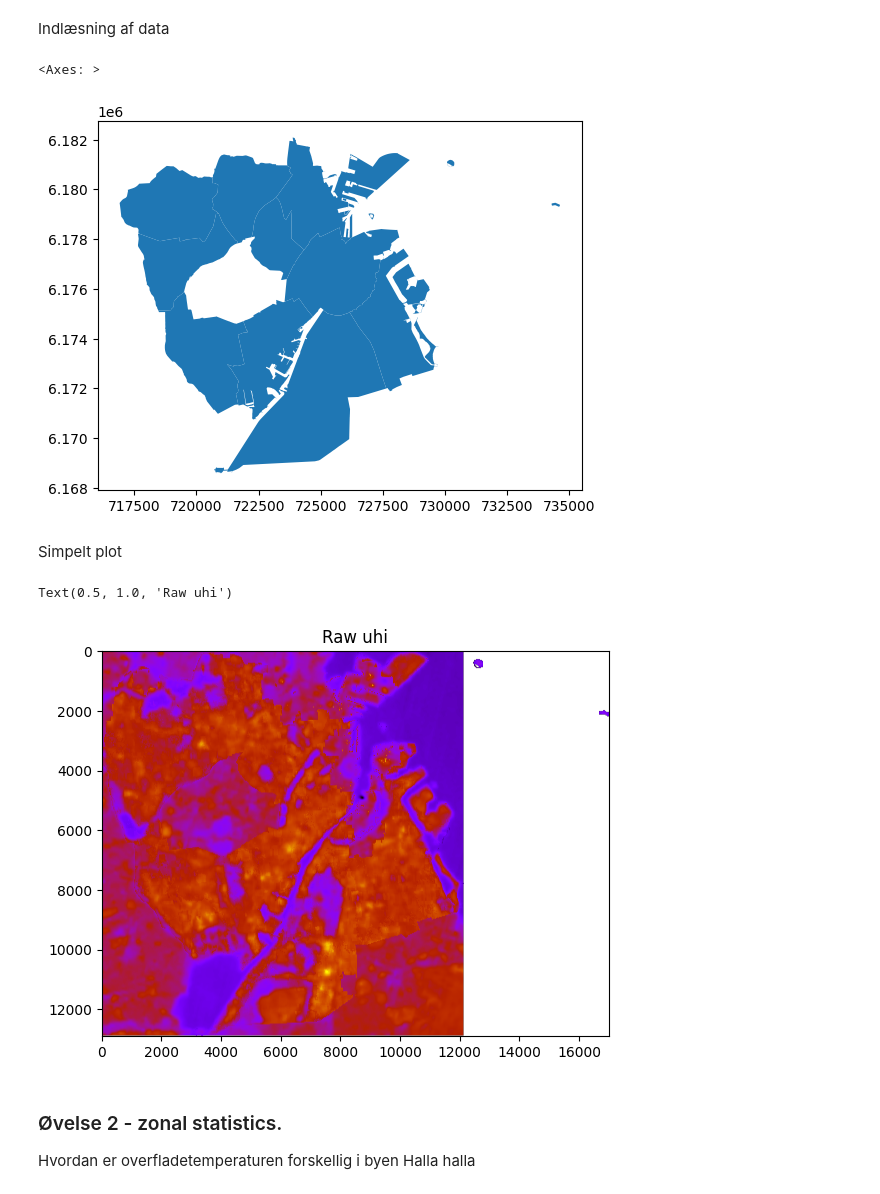
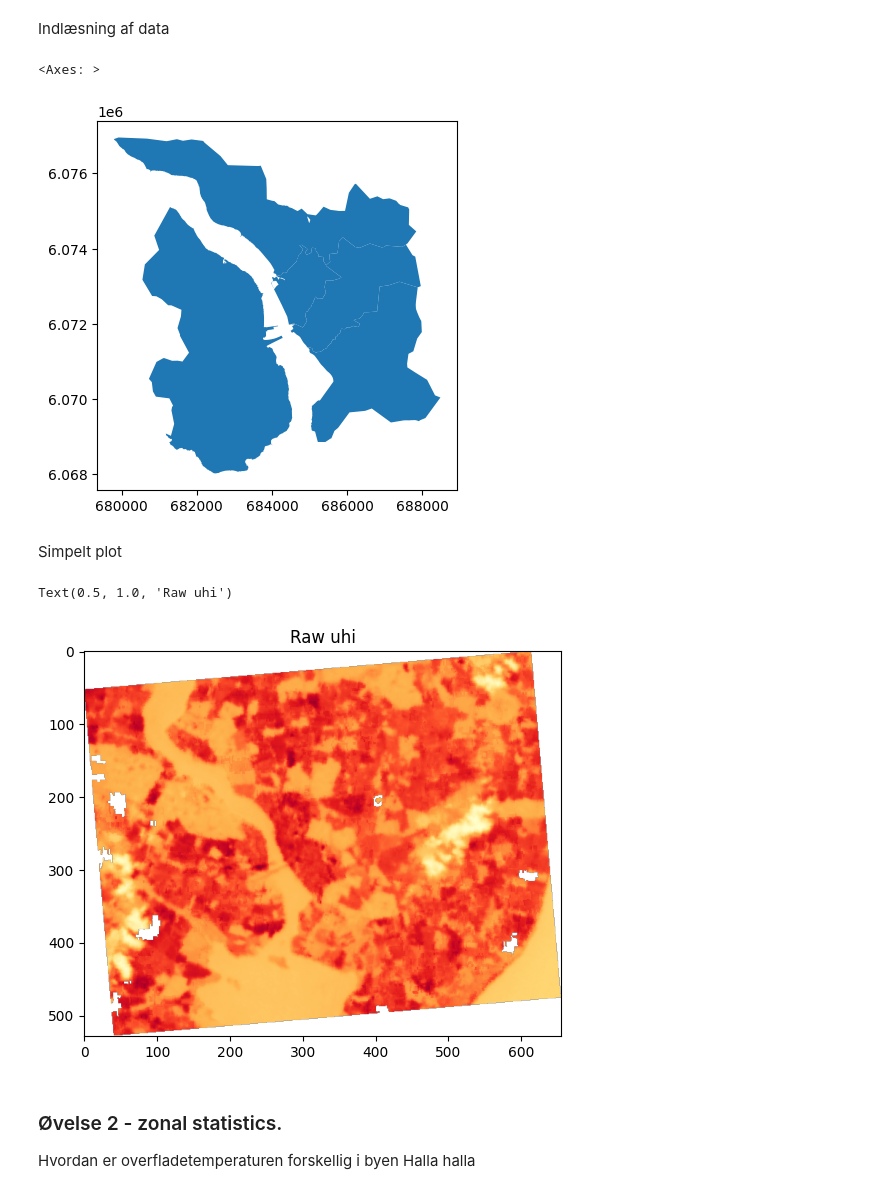
Before and after one commit to anerv/python_kortdage, a Jupyter notebook: Rastereksempel.ipynb, the cells around one changed output. Drawn from its saved outputs; the diff is of its cells as text; code cells hidden in the pictures.

```diff
--- a/Rastereksempel.ipynb
+++ b/Rastereksempel.ipynb
@@ -32,19 +37,20 @@ from matplotlib.cm import ScalarMappable
 # %% [markdown]
 Indlæsning af data
 # %%
-inputuhi = r"/content/sample_data/lst_nykoebing_f_2025_celcius.tif"
+# inputuhi = r"/content/sample_data/lst_nykoebing_f_2025_celcius.tif"
+inputuhi = r'D:\Projekter\Kortdage\python_kortdage\lst_nykoebing_f_2025_celcius.tif'
 uhiraster = rasterio.open(inputuhi).read(1).astype(float)
 
 uhiraster[uhiraster < 0] = np.nan
 
-url = "/content/sample_data/nykoebing_afstemningsomraader.gpkg"
-
+# url = "/content/sample_data/nykoebing_afstemningsomraader.gpkg"
+url =r"D:\Projekter\Kortdage\python_kortdage\nykoebing_afstemningsomraader.gpkg"
 admin_gr_gdf = gpd.read_file(url)
 admin_gr_gdf.set_crs(epsg=2582, inplace=True,allow_override=True)
 admin_gr_gdf.plot()
 # %% [output]
 <Axes: >
-[figure, old version]
+[figure, new version]
 # %% [markdown]
 Simpelt plot
 # %%
@@ -55,7 +61,7 @@ chm_plot = ax.imshow(uhiraster, cmap='YlOrRd' )
 ax.set_title("Raw uhi")
 # %% [output]
 Text(0.5, 1.0, 'Raw uhi')
-[figure, old version]
+[figure, new version]
 # %% [markdown]
 ### Øvelse 2 - zonal statistics.
 Hvordan er overfladetemperaturen forskellig i byen
```
Also changed, not shown: parts of 5 cells of this notebook.
